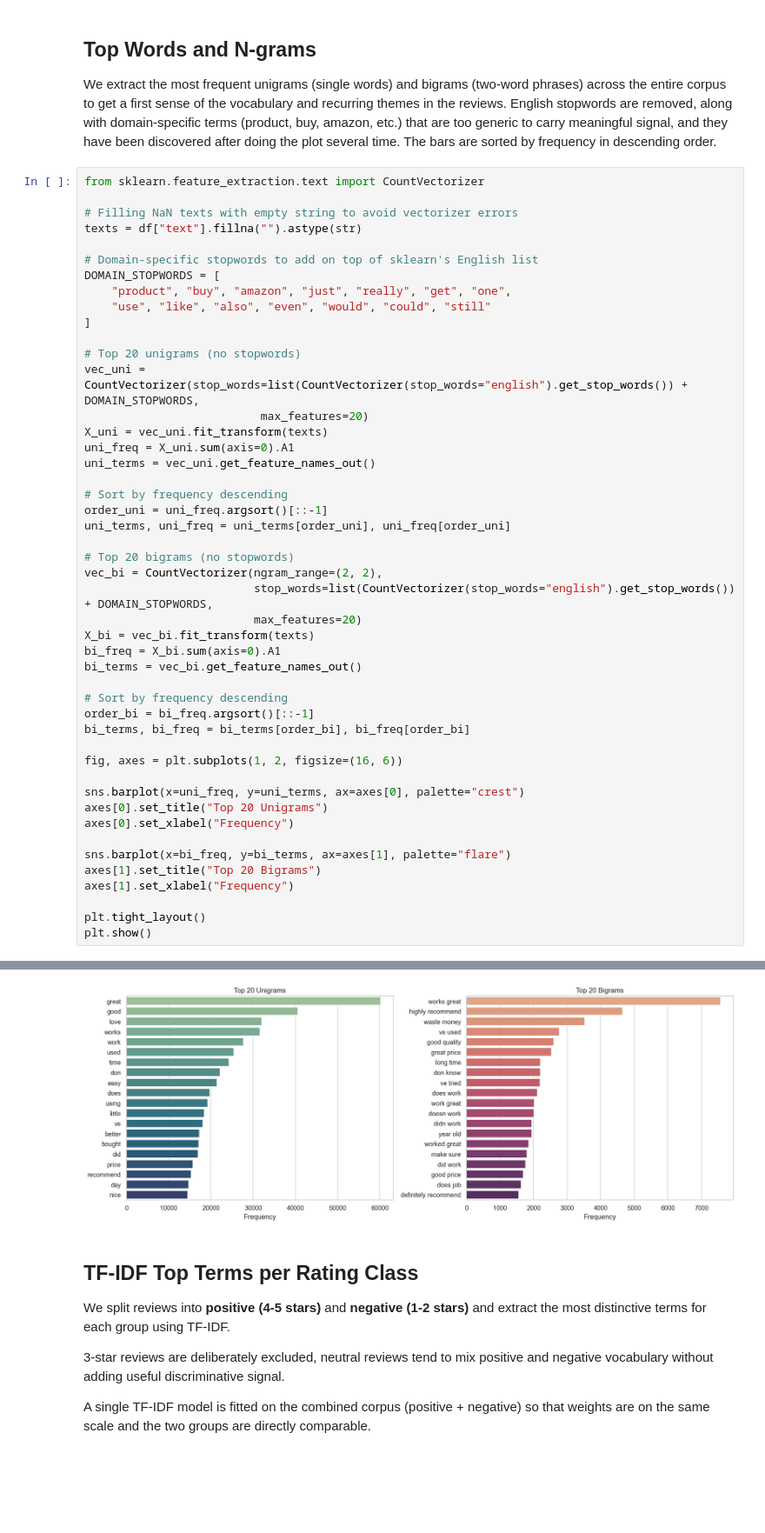
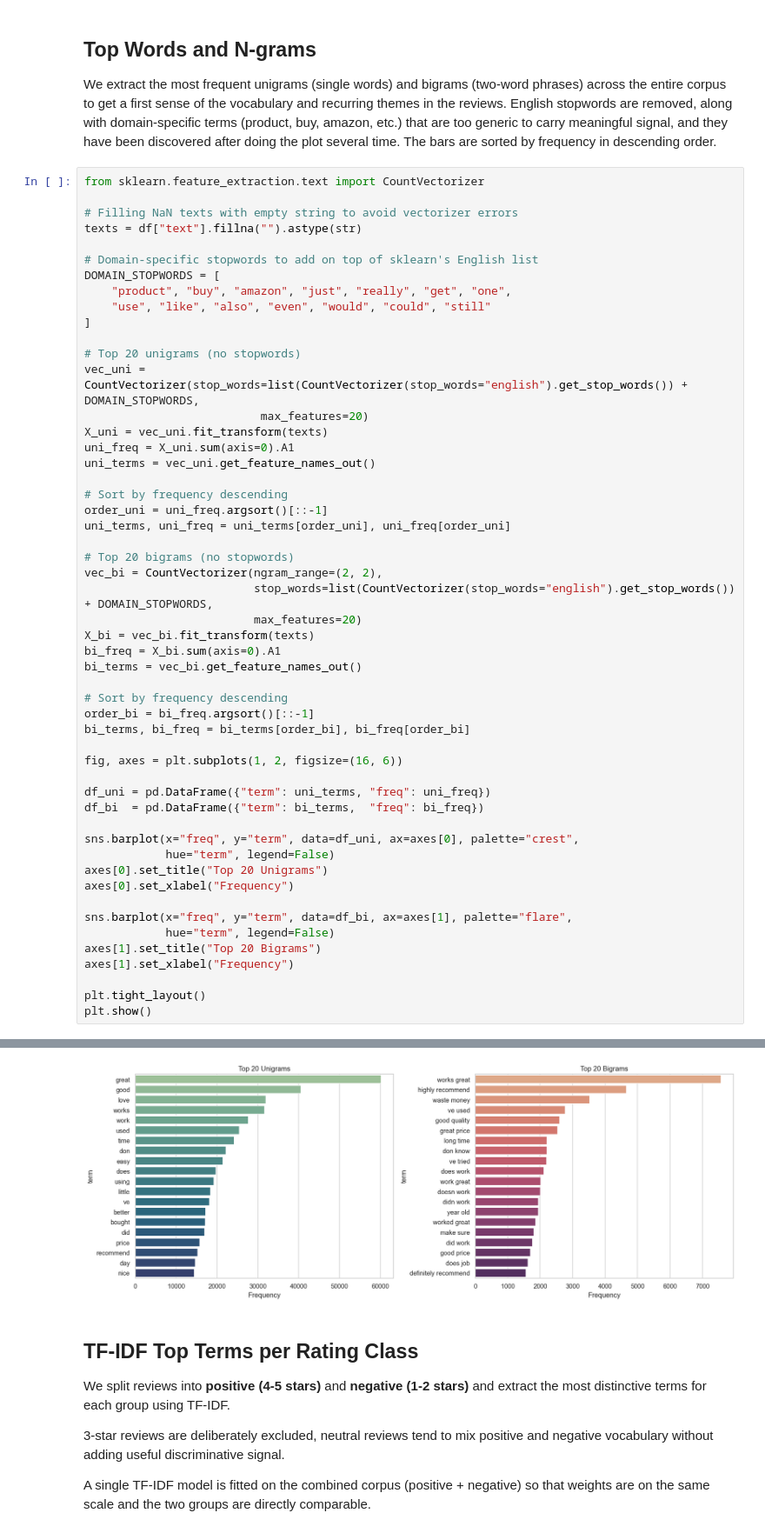
Before and after one commit to FilippoNannucci/DiscoverAI, a Jupyter notebook: 02_EDA.ipynb, the cells around one changed output, grey strips where cells are left out. Shown at 87% size. Drawn from its saved outputs; the diff is of its cells as text; blank space fills up the shorter version.

Commit message:
fix FutureWarning in n-grams barplots

```diff
--- a/02_EDA.ipynb
+++ b/02_EDA.ipynb
@@ -150,11 +150,16 @@ bi_terms, bi_freq = bi_terms[order_bi], bi_freq[order_bi]
 
 fig, axes = plt.subplots(1, 2, figsize=(16, 6))
 
-sns.barplot(x=uni_freq, y=uni_terms, ax=axes[0], palette="crest")
+df_uni = pd.DataFrame({"term": uni_terms, "freq": uni_freq})
+df_bi  = pd.DataFrame({"term": bi_terms,  "freq": bi_freq})
+
+sns.barplot(x="freq", y="term", data=df_uni, ax=axes[0], palette="crest",
+            hue="term", legend=False)
 axes[0].set_title("Top 20 Unigrams")
 axes[0].set_xlabel("Frequency")
 
-sns.barplot(x=bi_freq, y=bi_terms, ax=axes[1], palette="flare")
+sns.barplot(x="freq", y="term", data=df_bi, ax=axes[1], palette="flare",
+            hue="term", legend=False)
 axes[1].set_title("Top 20 Bigrams")
 axes[1].set_xlabel("Frequency")
 
@@ -171,4 +169,4 @@ Passing `palette` without assigning `hue` is deprecated and will be removed in v
-[figure, old version]
+[figure, new version]
 # %% [markdown]
 ## TF-IDF Top Terms per Rating Class
 
```
Also changed, not shown: parts of 1 cell of this notebook.
